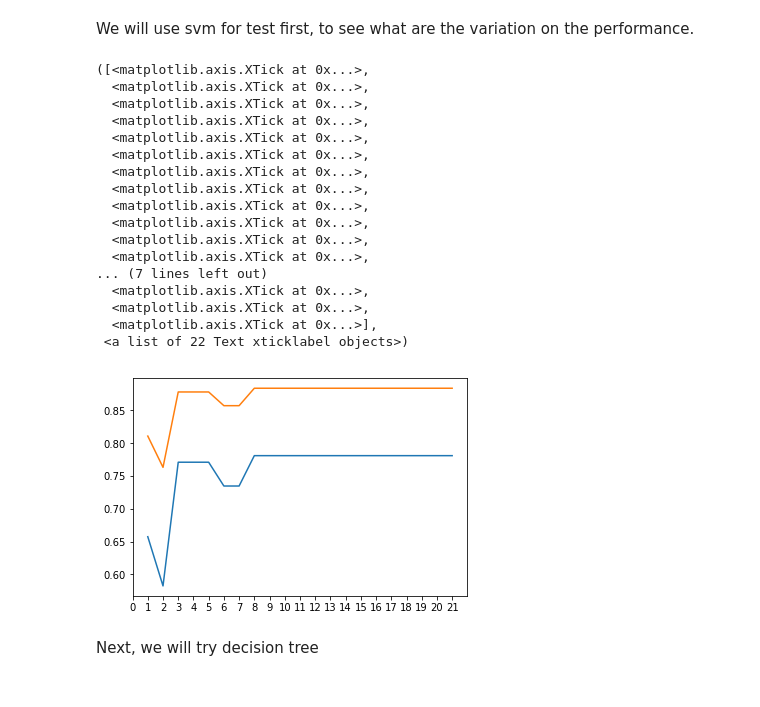
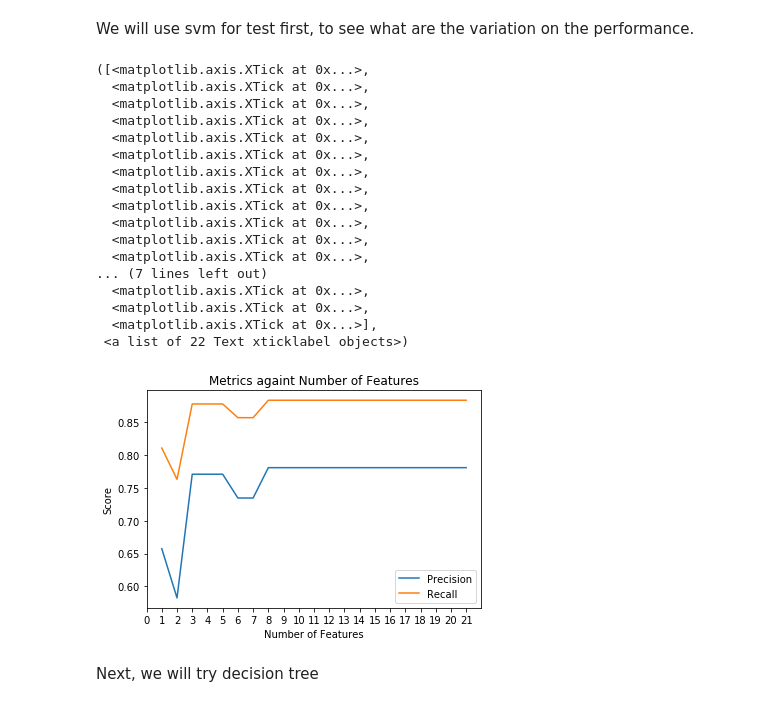
Before and after one commit to darrenchiu/udacity-data-analyst-nanodegree, a Jupyter notebook: P5-Identify_Fraud_from_Enron_Email/final_project/Enron_Data_Exploration.ipynb, the cells around one changed output. Saved outputs shown, nothing was run; the diff lists cells and outputs as text; code cells hidden in the pictures.

```diff
--- a/P5-Identify_Fraud_from_Enron_Email/final_project/Enron_Data_Exploration.ipynb
+++ b/P5-Identify_Fraud_from_Enron_Email/final_project/Enron_Data_Exploration.ipynb
@@ -393,36 +395,40 @@ for i in range(21):
     labels, features = targetFeatureSplit(data)
     features_train, features_test, labels_train, labels_test = \
         train_test_split(features, labels, test_size=0.3, random_state=42)
 
     svm_clf = SVC()
     svm_clf.fit(features_train, labels_train)
     accuracy_scores.append(svm_clf.score(features_test, labels_test))
     precision_scores.append(precision_score(labels_test, svm_clf.predict(features_test), average='weighted'))
     recall_scores.append(recall_score(labels_test, svm_clf.predict(features_test), average='weighted'))
 
 plt.figure(1)
-plt.plot(range(1, 22, 1), precision_scores)
-plt.plot(range(1, 22, 1), recall_scores)
+plt.plot(range(1, 22, 1), precision_scores, label='Precision')
+plt.plot(range(1, 22, 1), recall_scores, label='Recall')
+plt.title('Metrics againt Number of Features')
+plt.ylabel('Score')
+plt.xlabel('Number of Features')
+plt.legend()
 plt.xticks(range(22))
 # %% [output]
 ([<matplotlib.axis.XTick at 0x...>,
   <matplotlib.axis.XTick at 0x...>,
   <matplotlib.axis.XTick at 0x...>,
   <matplotlib.axis.XTick at 0x...>,
   <matplotlib.axis.XTick at 0x...>,
   <matplotlib.axis.XTick at 0x...>,
   <matplotlib.axis.XTick at 0x...>,
   <matplotlib.axis.XTick at 0x...>,
   <matplotlib.axis.XTick at 0x...>,
   <matplotlib.axis.XTick at 0x...>,
   <matplotlib.axis.XTick at 0x...>,
   <matplotlib.axis.XTick at 0x...>,
 ... (7 lines left out)
   <matplotlib.axis.XTick at 0x...>,
   <matplotlib.axis.XTick at 0x...>,
   <matplotlib.axis.XTick at 0x...>],
  <a list of 22 Text xticklabel objects>)
-[figure, old version]
+[figure, new version]
 # %% [markdown]
 Next, we will try decision tree
 # %%
```
Also changed, not shown: parts of 4 cells of this notebook, 5 other files.
